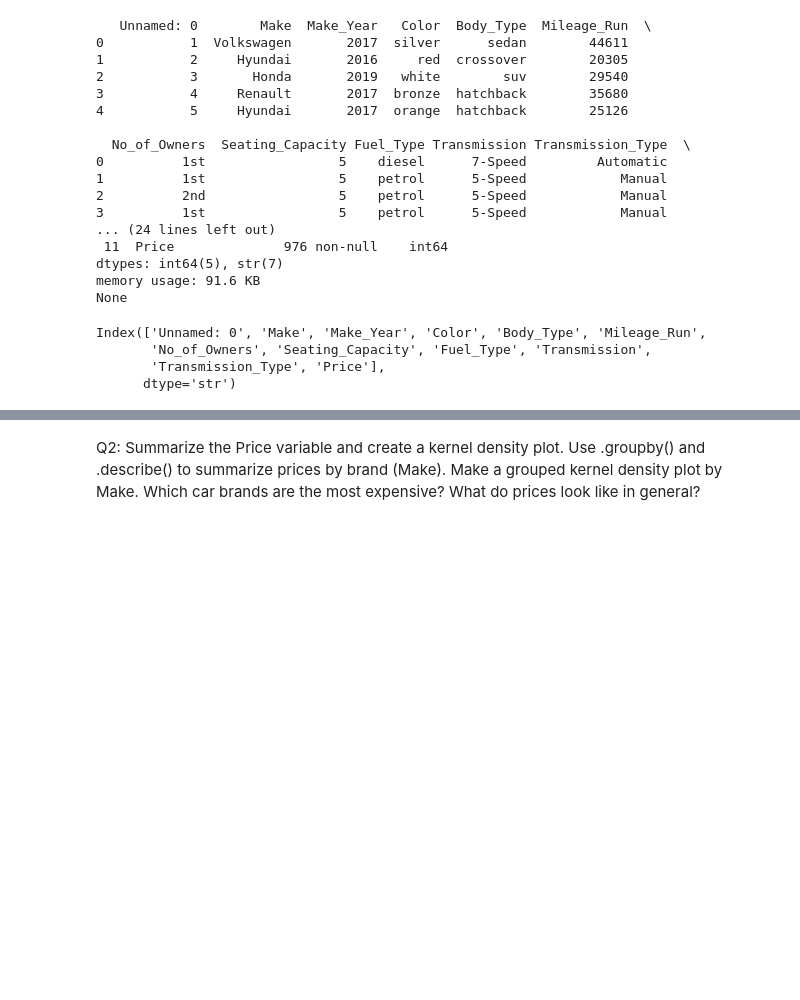
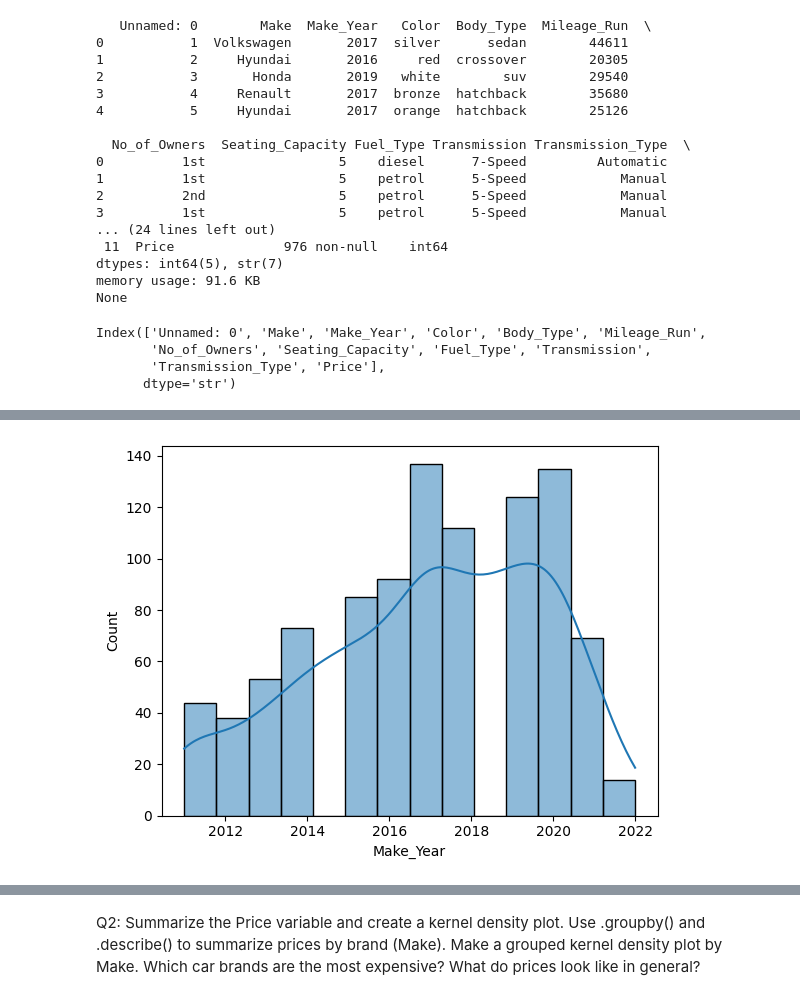
Before and after one commit to natalie-s11/week_8, a Jupyter notebook: Lab_IV_Linear_Models.ipynb, the cells around one changed output, grey strips where cells are left out. Cells and saved outputs as stored; diff of their text form; code cells hidden in the pictures; blank space fills up the shorter version.

```diff
--- a/Lab_IV_Linear_Models.ipynb
+++ b/Lab_IV_Linear_Models.ipynb
@@ -443,0 +430,6 @@ Cars.drop(columns="Unnamed: 0")
+# %%
+# look at distribution for numeric cols to see if normal distribution or if i need to transform them
+sns.histplot(Cars['Make_Year'], kde=True)
+plt.show()
+# %% [output]
+[figure, added]
```
Also changed, not shown: parts of 35 cells of this notebook, 1 other file.
